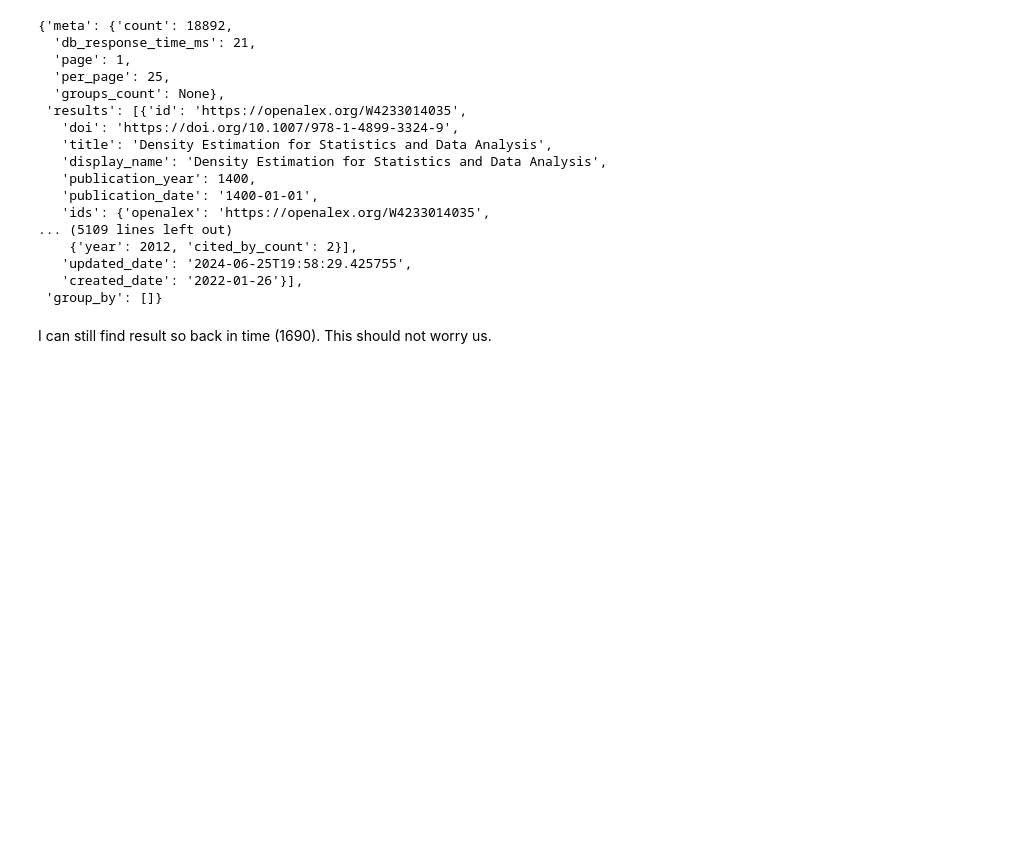
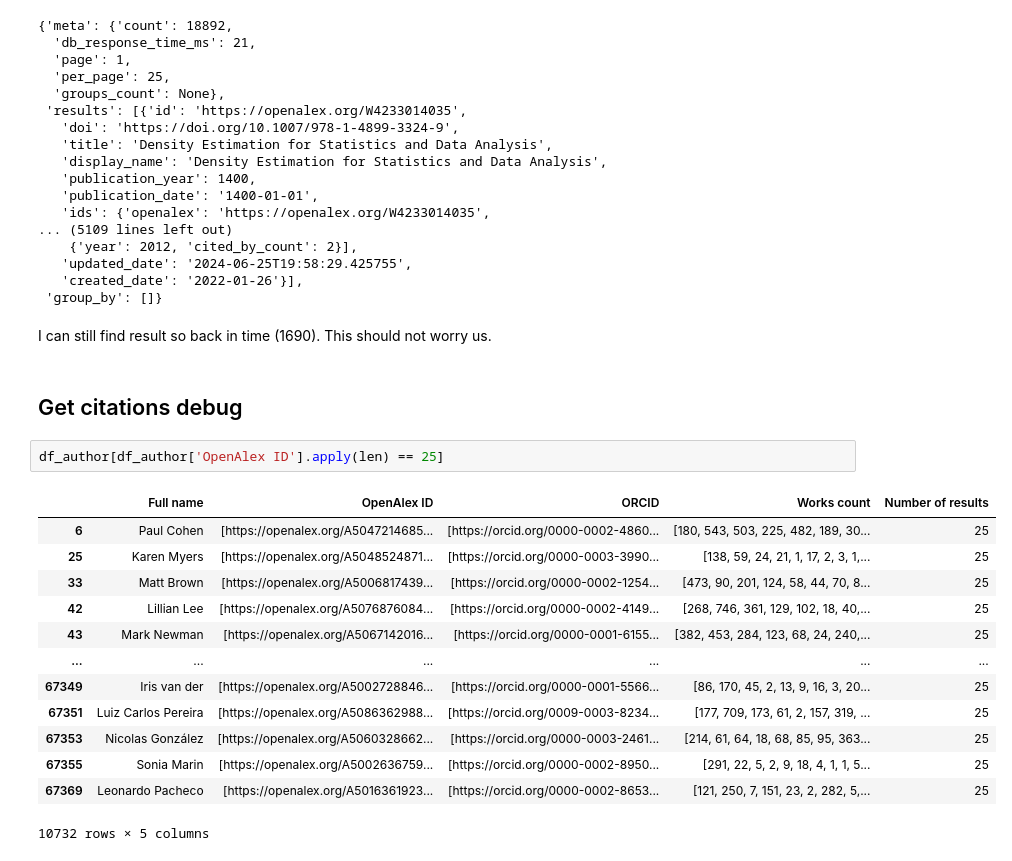
Before and after one commit to mariespedersen/Thesis_github, a Jupyter notebook: Get_citation_info.ipynb, the cells around one changed output. Saved outputs shown, nothing was run; the diff lists cells and outputs as text; blank space fills up the shorter version.

```diff
--- a/Get_citation_info.ipynb
+++ b/Get_citation_info.ipynb
@@ -315,3 +299,21 @@ response_json
  'group_by': []}
 # %% [markdown]
 I can still find result so back in time (1690). This should not worry us.
+# %% [markdown]
+## Get citations debug
+# %%
+df_author[df_author['OpenAlex ID'].apply(len) == 25]
+# %% [output]
+|  | Full name | OpenAlex ID | ORCID | Works count | Number of results |
+| 6 | Paul Cohen | [https://openalex.org/A5047214685... | [https://orcid.org/0000-0002-4860... | [180, 543, 503, 225, 482, 189, 30... | 25 |
+| 25 | Karen Myers | [https://openalex.org/A5048524871... | [https://orcid.org/0000-0003-3990... | [138, 59, 24, 21, 1, 17, 2, 3, 1,... | 25 |
+| 33 | Matt Brown | [https://openalex.org/A5006817439... | [https://orcid.org/0000-0002-1254... | [473, 90, 201, 124, 58, 44, 70, 8... | 25 |
+| 42 | Lillian Lee | [https://openalex.org/A5076876084... | [https://orcid.org/0000-0002-4149... | [268, 746, 361, 129, 102, 18, 40,... | 25 |
+| 43 | Mark Newman | [https://openalex.org/A5067142016... | [https://orcid.org/0000-0001-6155... | [382, 453, 284, 123, 68, 24, 240,... | 25 |
+| ... | ... | ... | ... | ... | ... |
+| 67349 | Iris van der | [https://openalex.org/A5002728846... | [https://orcid.org/0000-0001-5566... | [86, 170, 45, 2, 13, 9, 16, 3, 20... | 25 |
+| 67351 | Luiz Carlos Pereira | [https://openalex.org/A5086362988... | [https://orcid.org/0009-0003-8234... | [177, 709, 173, 61, 2, 157, 319, ... | 25 |
+| 67353 | Nicolas González | [https://openalex.org/A5060328662... | [https://orcid.org/0000-0003-2461... | [214, 61, 64, 18, 68, 85, 95, 363... | 25 |
+| 67355 | Sonia Marin | [https://openalex.org/A5002636759... | [https://orcid.org/0000-0002-8950... | [291, 22, 5, 2, 9, 18, 4, 1, 1, 5... | 25 |
+| 67369 | Leonardo Pacheco | [https://openalex.org/A5016361923... | [https://orcid.org/0000-0002-8653... | [121, 250, 7, 151, 23, 2, 282, 5,... | 25 |
+10732 rows × 5 columns
```
Also changed, not shown: parts of 6 cells of this notebook, 5 other files.
